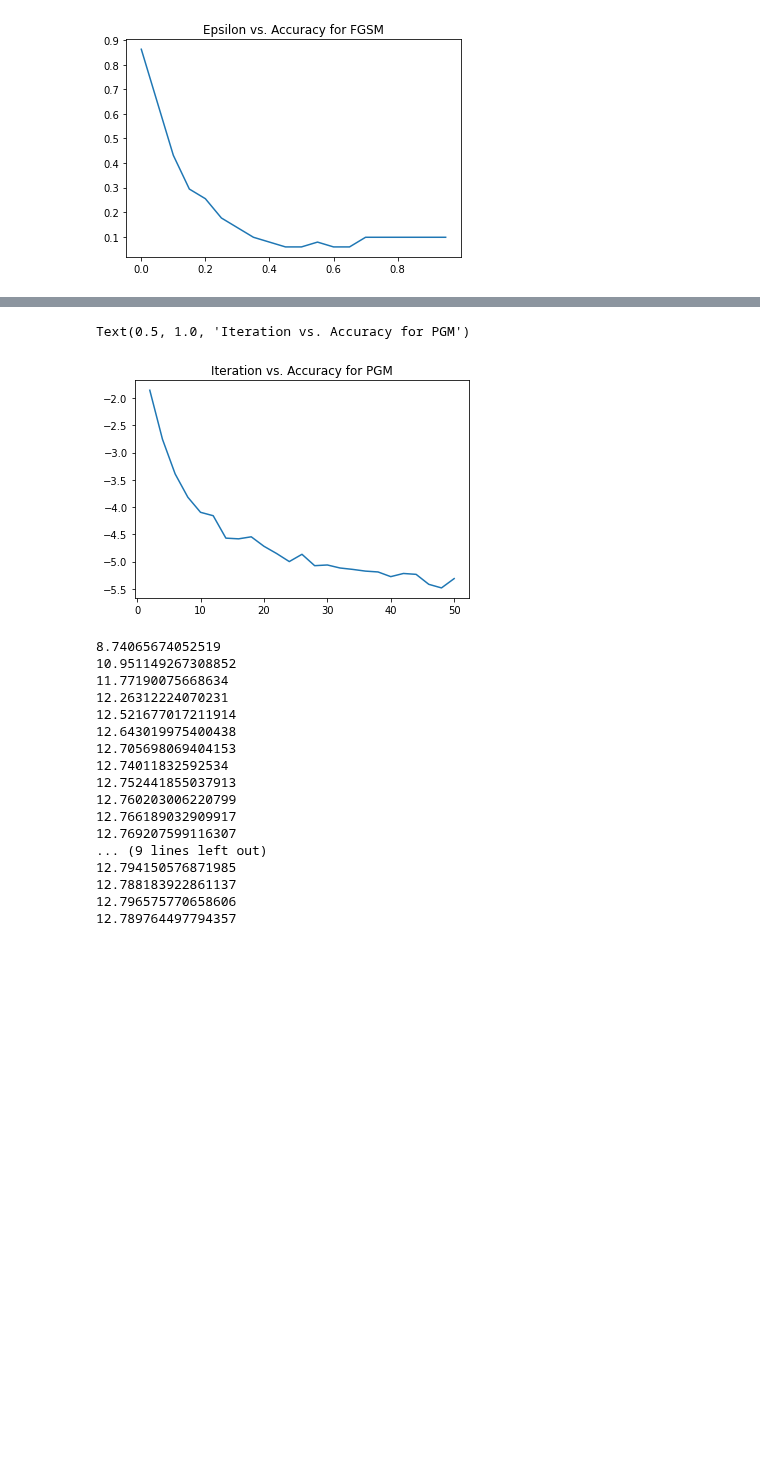
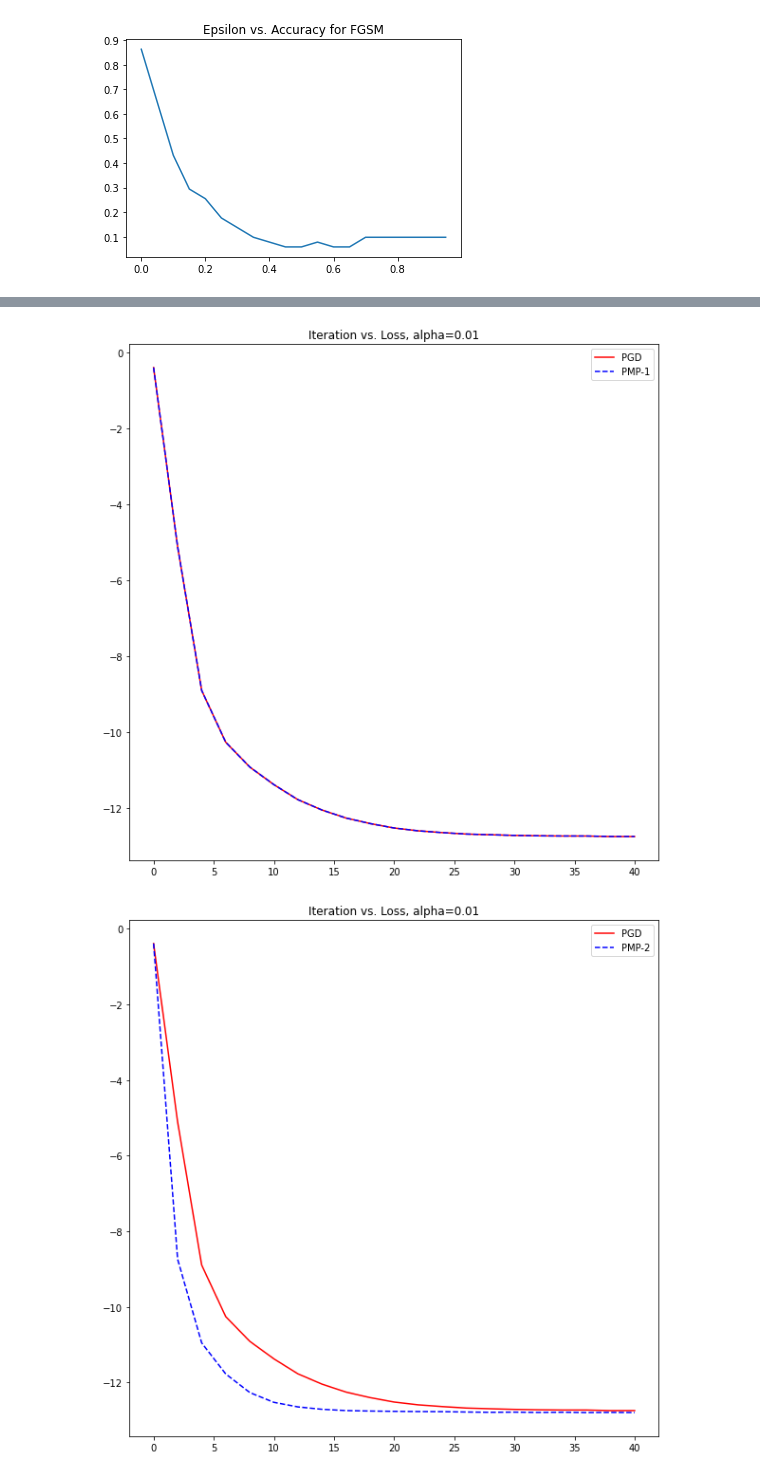
Before and after one commit to ypeng22/DLFinal, a Jupyter notebook: image_cnn_lstm.ipynb, the cells around one changed output, grey strips where cells are left out. Cells and saved outputs as stored; diff of their text form; code cells hidden in the pictures; blank space fills up the shorter version.

Commit message:
Plots for PMP1 to PMP5

```diff
--- a/image_cnn_lstm.ipynb
+++ b/image_cnn_lstm.ipynb
@@ -498,5 +498,5 @@ Text(0.5, 1.0, 'Epsilon vs. Accuracy for FGSM')
 # %%
-iteration_range = np.arange(2, 51, 2)
+iteration_range = np.arange(0, 41, 2)
 accs = []
 loss = nn.CrossEntropyLoss()
 
@@ -536,43 +536,28 @@ for iteration in iteration_range:
-# %%
-plt.plot(iteration_range, [-i for i in accs])
-plt.title("Iteration vs. Accuracy for PGM")
-# %% [output]
-Text(0.5, 1.0, 'Iteration vs. Accuracy for PGM')
-[figure, removed]
 # %%
-iteration_range = np.arange(2, 51, 2)
-accs2 = []
+iteration_range = np.arange(0, 41, 2)
+pmp_iteration_range = np.arange(1, 6, 1)
 loss = nn.CrossEntropyLoss()
 
-for iteration in iteration_range:
-  losses = 0
-  adv_attack2 = HAttack(loss, 0.1)
-  for data in test_dataloader:
-    torch.cuda.empty_cache()
-    input = data['x'][0].to(dev)
-    label = torch.tensor(data['y']).unsqueeze(0).to(dev)
-    input = adv_attack2.forward(input, label, model, num_iter=iteration, pmp_iter=2)
+for pmp_it in pmp_iteration_range:
+    accs2 = []
+    for iteration in iteration_range:
+        losses = 0
+        adv_attack2 = HAttack(loss, 0.1)
+        for data in test_dataloader:
+            torch.cuda.empty_cache()
+            input = data['x'][0].to(dev)
+            label = torch.tensor(data['y']).unsqueeze(0).to(dev)
+            input = adv_attack2.forward(input, label, model, num_iter=iteration, pmp_iter=pmp_it)
 
-    model.eval()
-    out = model.lstm_block(input)
-    losses += loss(out[0].unsqueeze(0), label.squeeze().unsqueeze(0).long()).item()
-  accs2.append(losses / len(test_dataloader))
-  print(losses / len(test_dataloader))
+            model.eval()
+            out = model.lstm_block(input)
+            losses += loss(out[0].unsqueeze(0), label.squeeze().unsqueeze(0).long()).item()
+        accs2.append(losses / len(test_dataloader))
+    plt.figure(figsize=(10,10))
+    plt.plot(iteration_range, [-i for i in accs], 'r-', label='PGD')
+    plt.plot(iteration_range, [-i for i in accs2], 'b--', label='PMP-' + str(pmp_it))
+    plt.legend()
+    plt.title("Iteration vs. Loss, alpha=0.01")
 # %% [output]
-8.74065674052519
-10.951149267308852
-11.77190075668634
-12.26312224070231
-12.521677017211914
-12.643019975400438
-12.705698069404153
-12.74011832592534
-12.752441855037913
-12.760203006220799
-12.766189032909917
-12.769207599116307
-... (9 lines left out)
-12.794150576871985
-12.788183922861137
-12.796575770658606
-12.789764497794357
+[figure, added]
+[figure, added]
```
Also changed, not shown: parts of 5 cells of this notebook.
